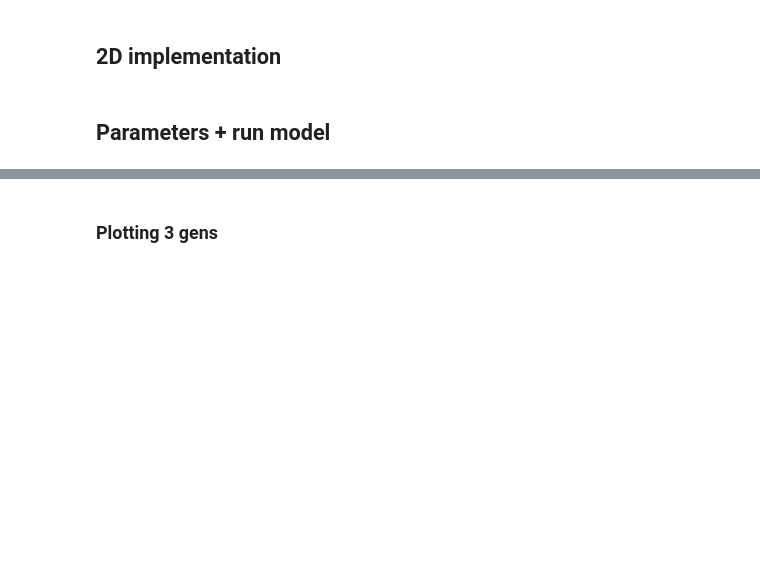
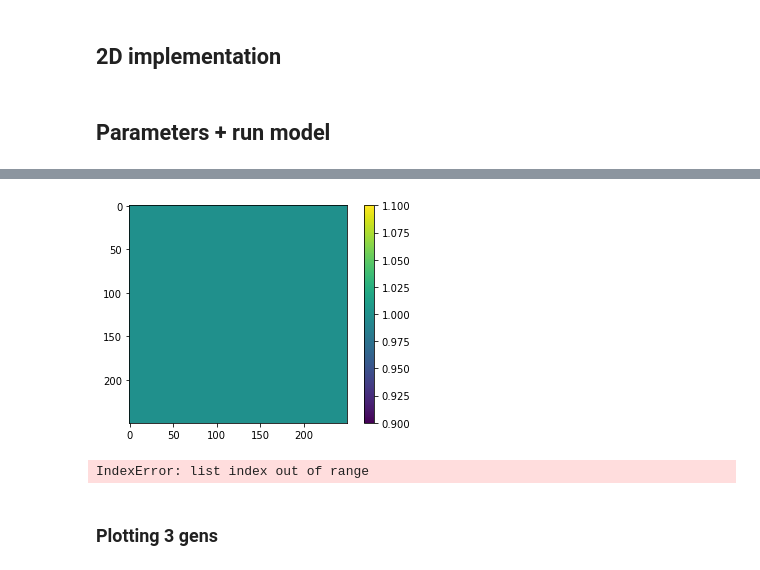
Before and after one commit to wiebetimmers/CSS-ParticleFlocking, a Jupyter notebook: 1D+2D_viscek_automata_density.ipynb, the cells around one changed output, grey strips where cells are left out. Drawn from its saved outputs; the diff is of its cells as text; code cells hidden in the pictures; blank space fills up the shorter version.

```diff
--- a/1D+2D_viscek_automata_density.ipynb
+++ b/1D+2D_viscek_automata_density.ipynb
@@ -377,3 +389,26 @@ summary = generate_2d(L, its, eta, p)
+# %%
+#animation
+import matplotlib.animation as animation
+def update(i):
+    '''
+    Updater function for the animation
+    '''
+    mat.set_data(get_density_values(frames_matrix[i]))
+    return mat
+
+
+fig, ax = plt.subplots()
+frames_matrix = x[1:]
+
+mat = ax.imshow(get_density_values(x[0]))
+plt.colorbar(mat)
+ani = animation.FuncAnimation(fig, update, frames = 40000, interval=20,
+                              save_count=50)
+plt.show()
+ani.save('animation.mp4')
+# %% [output]
+[figure, added]
+IndexError: list index out of range
 # %%
 def get_density_values(x0):
     list_of_density = []
```
Also changed, not shown: parts of 9 cells of this notebook, 1 other file.
